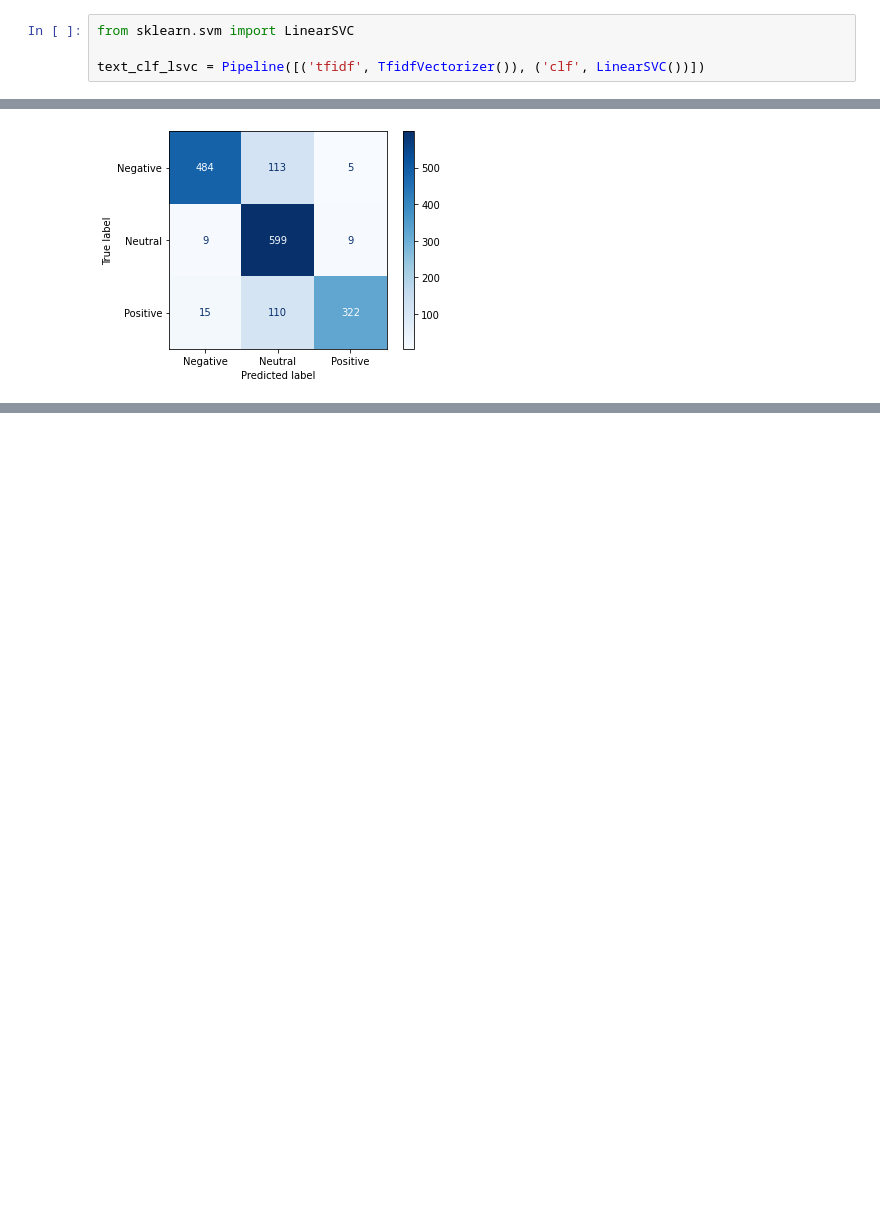
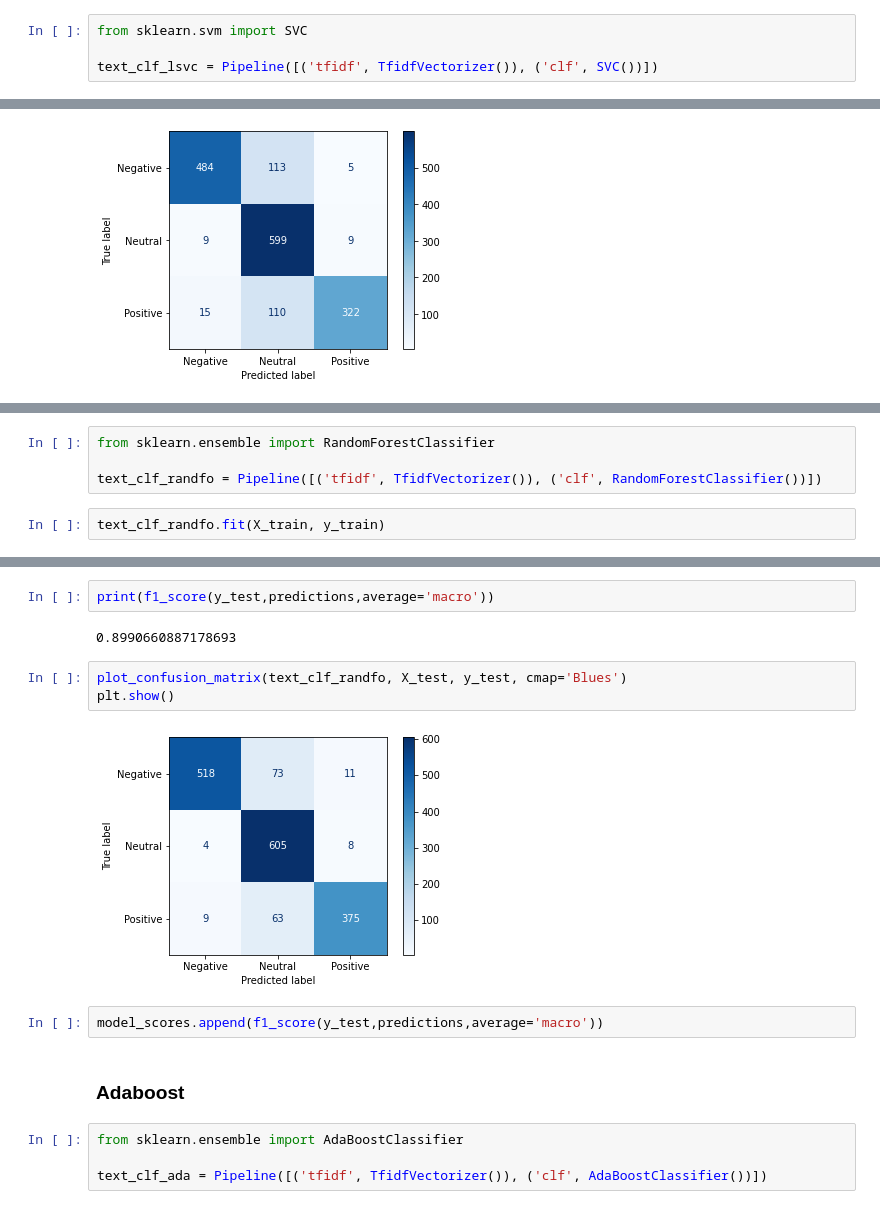
Before and after one commit to kmoulosiotis/Twitter-Sentiment-Analysis, a Jupyter notebook: USA_Elections_2020_Classification.ipynb, the cells around one changed output, grey strips where cells are left out. Cells and saved outputs as stored; diff of their text form; blank space fills up the shorter version.

```diff
--- a/USA_Elections_2020_Classification.ipynb
+++ b/USA_Elections_2020_Classification.ipynb
@@ -171,9 +175,9 @@ plt.show()
 # %% [markdown]
 ## Linear SVC
 # %%
-from sklearn.svm import LinearSVC
+from sklearn.svm import SVC
 
-text_clf_lsvc = Pipeline([('tfidf', TfidfVectorizer()), ('clf', LinearSVC())])
+text_clf_lsvc = Pipeline([('tfidf', TfidfVectorizer()), ('clf', SVC())])
 # %%
 text_clf_lsvc.fit(X_train,y_train)
 # %% [output]
@@ -270,0 +285,6 @@ plt.show()
+# %%
+from sklearn.ensemble import RandomForestClassifier
+
+text_clf_randfo = Pipeline([('tfidf', TfidfVectorizer()), ('clf', RandomForestClassifier())])
+# %%
+text_clf_randfo.fit(X_train, y_train)
@@ -270,0 +308,17 @@ plt.show()
+# %%
+print(f1_score(y_test,predictions,average='macro'))
+# %% [output]
+0.8990660887178693
+# %%
+plot_confusion_matrix(text_clf_randfo, X_test, y_test, cmap='Blues')
+plt.show()
+# %% [output]
+[figure, added]
+# %%
+model_scores.append(f1_score(y_test,predictions,average='macro'))
+# %% [markdown]
+### Adaboost
+# %%
+from sklearn.ensemble import AdaBoostClassifier
+
+text_clf_ada = Pipeline([('tfidf', TfidfVectorizer()), ('clf', AdaBoostClassifier())])
```
Also changed, not shown: parts of 39 cells of this notebook, 2 other files.
